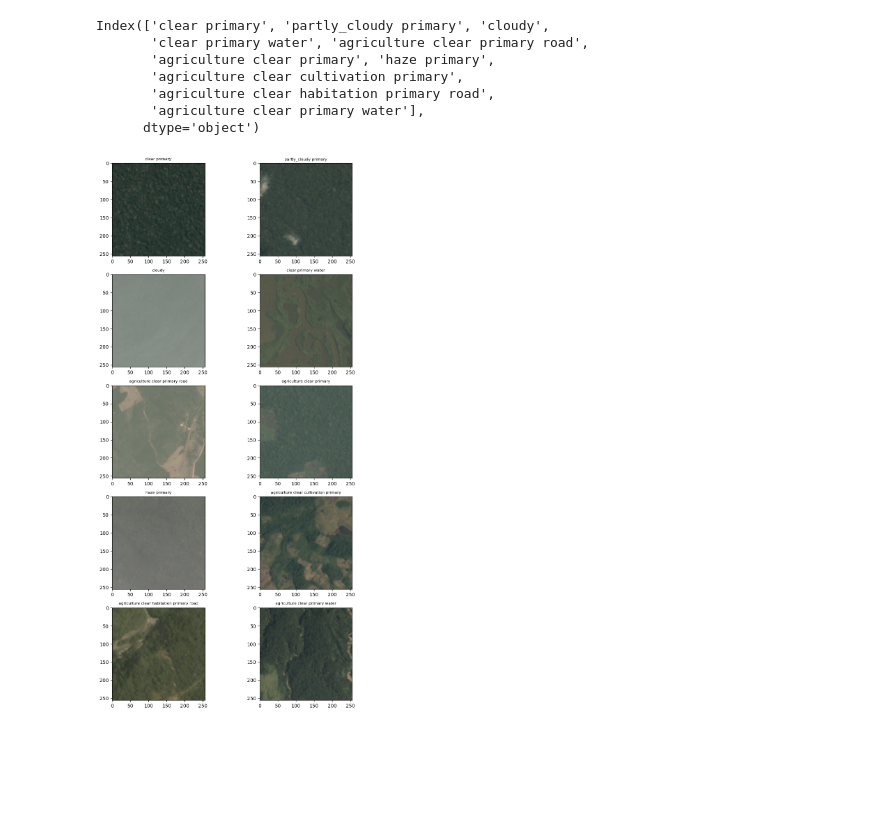
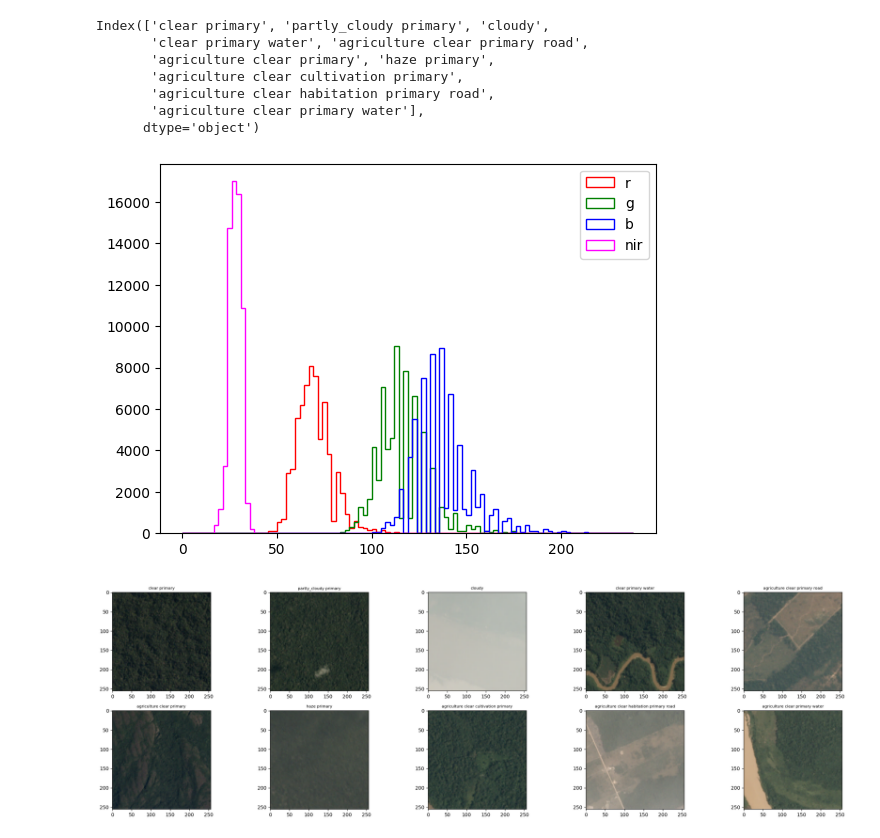
Before and after one commit to nicolasbuitragob/UnderstandingAmazon, a Jupyter notebook: notebooks/eda.ipynb, the cells around one changed output. Saved outputs shown, nothing was run; the diff lists cells and outputs as text; code cells hidden in the pictures; blank space fills up the shorter version.

```diff
--- a/notebooks/eda.ipynb
+++ b/notebooks/eda.ipynb
@@ -173,10 +174,17 @@ Index(['clear primary', 'partly_cloudy primary', 'cloudy',
 #first mount disk
 image_path = '/media/nicolas/Lenovo/Projects/UnderstandingAmazon/data'
 image_jpg_list = os.path.join(image_path,'train-jpg')
+image_tiff_list = os.path.join(image_path,'train-tif-v2')
 # %%
-def random_sample(labels):
-    images_to_show = []
+def random_sample(labels,ext):
+    images = []
+    if ext == '.jpg':
+        dirname = image_jpg_list
+    else:
+        dirname = image_tiff_list
+
     for image in labels.index:
-        image_name = train_data[train_data['tags']== image].sample(1)['image_name'].iloc[0]
-        images_to_show.append([str(image_name)+'.jpg',image])
-    return images_to_show
+        image_name = train_data[train_data['tags']== image].sample(1,random_state=1080)['image_name'].iloc[0] + ext
+        img = mpimg.imread(os.path.join(dirname,image_name))
+        images.append([image_name,image,img])
+    return images
@@ -182,0 +199,3 @@ def random_sample(labels):
+# %%
+images_jpg = random_sample(top_10_classes,'.jpg')
+images_tif = random_sample(top_10_classes,'.tif')
@@ -182,0 +210,4 @@ def random_sample(labels):
+# %%
+plot_rgbn_histo(r, g, b, nir)
+# %% [output]
+[figure, added]
@@ -183,15 +221,14 @@ def random_sample(labels):
 # %%
 def plot_images(images):
     fig = plt.figure(figsize=(20, 20))
-    for i,file in enumerate(random_sample(images)):
-        ax = fig.add_subplot(5, 2, i+1)
-        ax.set_title(file[1],fontsize = 8)
-        fig.set_figheight(20)
-        fig.set_figwidth(10)
-        img = mpimg.imread(os.path.join(image_jpg_list,file[0]))
-        plt.imshow(img)
+    for i,img in enumerate(images):
+        ax = fig.add_subplot(2, 5, i+1)
+        ax.set_title(img[1],fontsize = 8)
+        fig.set_figheight(8)
+        fig.set_figwidth(28)
+        plt.imshow(img[2])
 # %%
-plot_images(top_10_classes)
+plot_images(images_jpg)
 # %% [output]
-[figure, old version]
+[figure, new version]
 # %%
```
Also changed, not shown: parts of 7 cells of this notebook.
